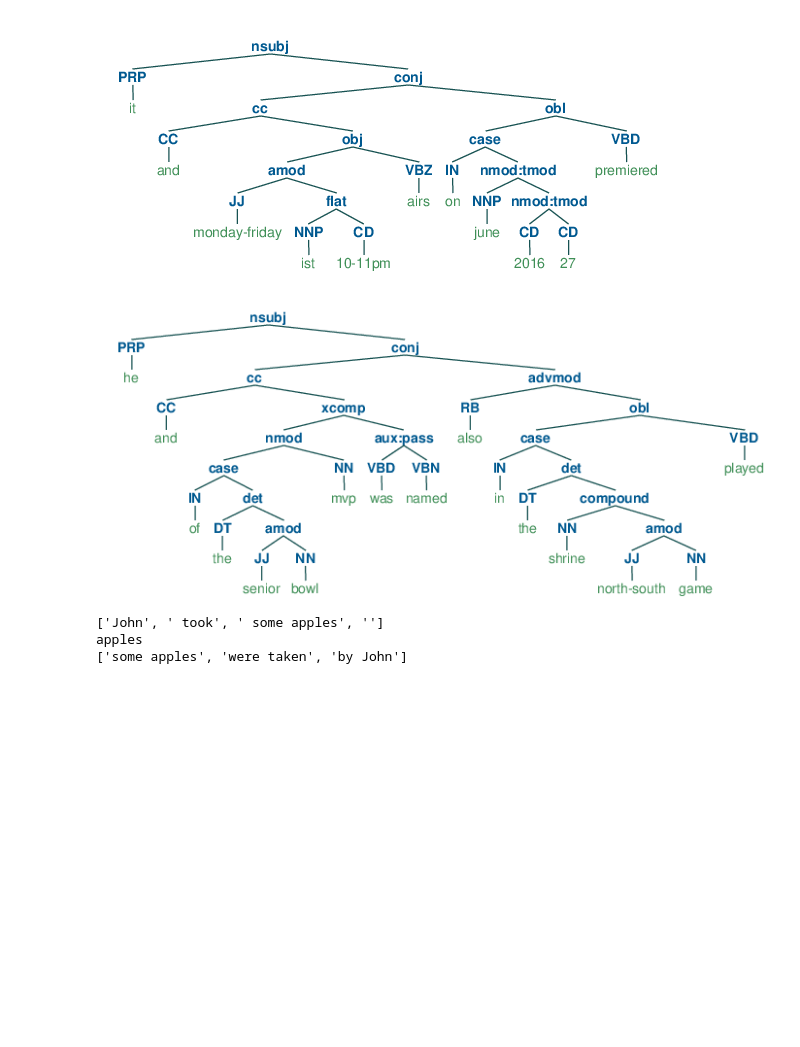
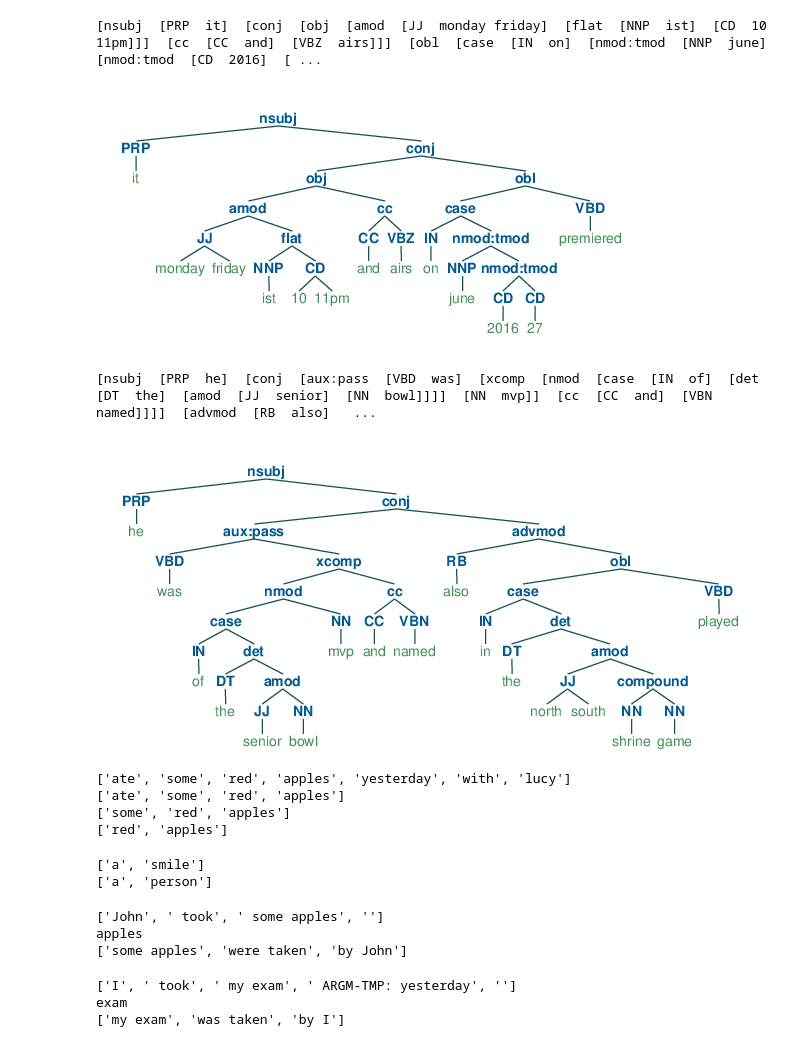
Before and after one commit to eric11eca/NeuralLog, a Jupyter notebook: src/syntactic_variation.ipynb, the cells around one changed output. Saved outputs shown, nothing was run; the diff lists cells and outputs as text; code cells hidden in the pictures; blank space fills up the shorter version.

Commit message:
start phrase chunking experiment

```diff
--- a/src/syntactic_variation.ipynb
+++ b/src/syntactic_variation.ipynb
@@ -68,35 +50,58 @@ INFO:stanza:Done loading processors!
 # %%
-parsed, replaced = dependency_parse("It premiered on 27 June, 2016 and airs Monday-Friday 10-11pm IST", "stanza")
-tree, postag, words = parsed
-
-binarizer.parse_table = tree
-binarizer.postag = postag
-binarizer.words = words
-binaryDepdency, relation = binarizer.binarization()
-
-sexpression = btreeToList(binaryDepdency, len(words), replaced, 0)[0]
-sexpression = str(sexpression).replace(',', ' ').replace("'", '')
-sexpression = sexpression.replace('[', '(').replace(']', ')')
+pipeline = PolarizationPipeline()
+sentence = "It premiered on 27 June, 2016 and airs Monday-Friday 10-11pm IST"
+parsed, replaced = dependency_parse(sentence, pipeline.parser)
+binary_dep, relation = pipeline.run_binarization(parsed, replaced, sentence)
+sexpression = pipeline.postprocess(binary_dep, replaced).replace("[", "(").replace("]",")")
 btreeViz = Tree.fromstring(sexpression)
 jupyter_draw_nltk_tree(btreeViz)
 # %% [output]
+[nsubj  [PRP  it]  [conj  [obj  [amod  [JJ  monday friday]  [flat  [NNP  ist]  [CD  10 11pm]]]  [cc  [CC  and]  [VBZ  airs]]]  [obl  [case  [IN  on]  [nmod:tmod  [NNP  june]  [nmod:tmod  [CD  2016]  [ ...
-[figure, old version]
+[figure, new version]
 # %%
-parsed, replaced = dependency_parse("He also played in the North-South Shrine Game and was named MVP of the Senior Bowl", "stanza")
-tree, postag, words = parsed
-
-binarizer.parse_table = tree
-binarizer.postag = postag
-binarizer.words = words
-binaryDepdency, relation = binarizer.binarization()
-
-sexpression = btreeToList(binaryDepdency, len(words), replaced, 0)[0]
-sexpression = str(sexpression).replace(',', ' ').replace("'", '')
-sexpression = sexpression.replace('[', '(').replace(']', ')')
+sentence = "He also played in the North-South Shrine Game and was named MVP of the Senior Bowl"
+parsed, replaced = dependency_parse(sentence, pipeline.parser)
+binary_dep, relation = pipeline.run_binarization(parsed, replaced, sentence)
+sexpression = pipeline.postprocess(binary_dep, replaced).replace("[", "(").replace("]",")")
 btreeViz = Tree.fromstring(sexpression)
 jupyter_draw_nltk_tree(btreeViz)
 # %% [output]
+[nsubj  [PRP  he]  [conj  [aux:pass  [VBD  was]  [xcomp  [nmod  [case  [IN  of]  [det  [DT  the]  [amod  [JJ  senior]  [NN  bowl]]]]  [NN  mvp]]  [cc  [CC  and]  [VBN  named]]]]  [advmod  [RB  also]   ...
-[figure, old version]
+[figure, new version]
+# %%
+phrase_tags = ["nsubj", "xcomp", "obj", "csubj", "acl", "advcl", "acl:relcl", "advmod", "amod", "det"]
+
+def collect_phrases(tree, phrases):
+    if tree.val in phrase_tags and not tree.is_root:
+        phrases.append(tree.copy())
+    if tree.left.is_tree:
+        collect_phrases(tree.left, phrases)
+    if tree.right.is_tree:
+        collect_phrases(tree.right, phrases)
+
+sentence = "John ate some red apples yesterday with Lucy"
+parsed, replaced = dependency_parse(sentence, pipeline.parser)
+binary_dep, relation = pipeline.run_binarization(parsed, replaced, sentence)
+phrases = []
+collect_phrases(binary_dep, phrases)
+for tree in phrases:
+    print([x[0] for x in list(tree.sorted_leaves().popkeys())])
+# %% [output]
+['ate', 'some', 'red', 'apples', 'yesterday', 'with', 'lucy']
+['ate', 'some', 'red', 'apples']
+['some', 'red', 'apples']
+['red', 'apples']
+# %%
+sentence = "A person with a smile on his face"
+parsed, replaced = dependency_parse(sentence, pipeline.parser)
+binary_dep, relation = pipeline.run_binarization(parsed, replaced, sentence)
+phrases = []
+collect_phrases(binary_dep, phrases)
+for tree in phrases:
+    print([x[0] for x in list(tree.sorted_leaves().popkeys())])
+# %% [output]
+['a', 'smile']
+['a', 'person']
 # %%
 from pattern.en import conjugate, lemma, lexeme, PAST, PRESENT, PARTICIPLE
 
@@ -156,3 +161,11 @@ pass2act("John took some apples", postag)
 ['John', ' took', ' some apples', '']
 apples
 ['some apples', 'were taken', 'by John']
+# %%
+parsed, replaced = dependency_parse("I took my exam yesterday", "stanza")
+tree, postag, words = parsed
+pass2act("I took my exam yesterday", postag)
+# %% [output]
+['I', ' took', ' my exam', ' ARGM-TMP: yesterday', '']
+exam
+['my exam', 'was taken', 'by I']
```
Also changed, not shown: parts of 6 cells of this notebook, 2 other files.
